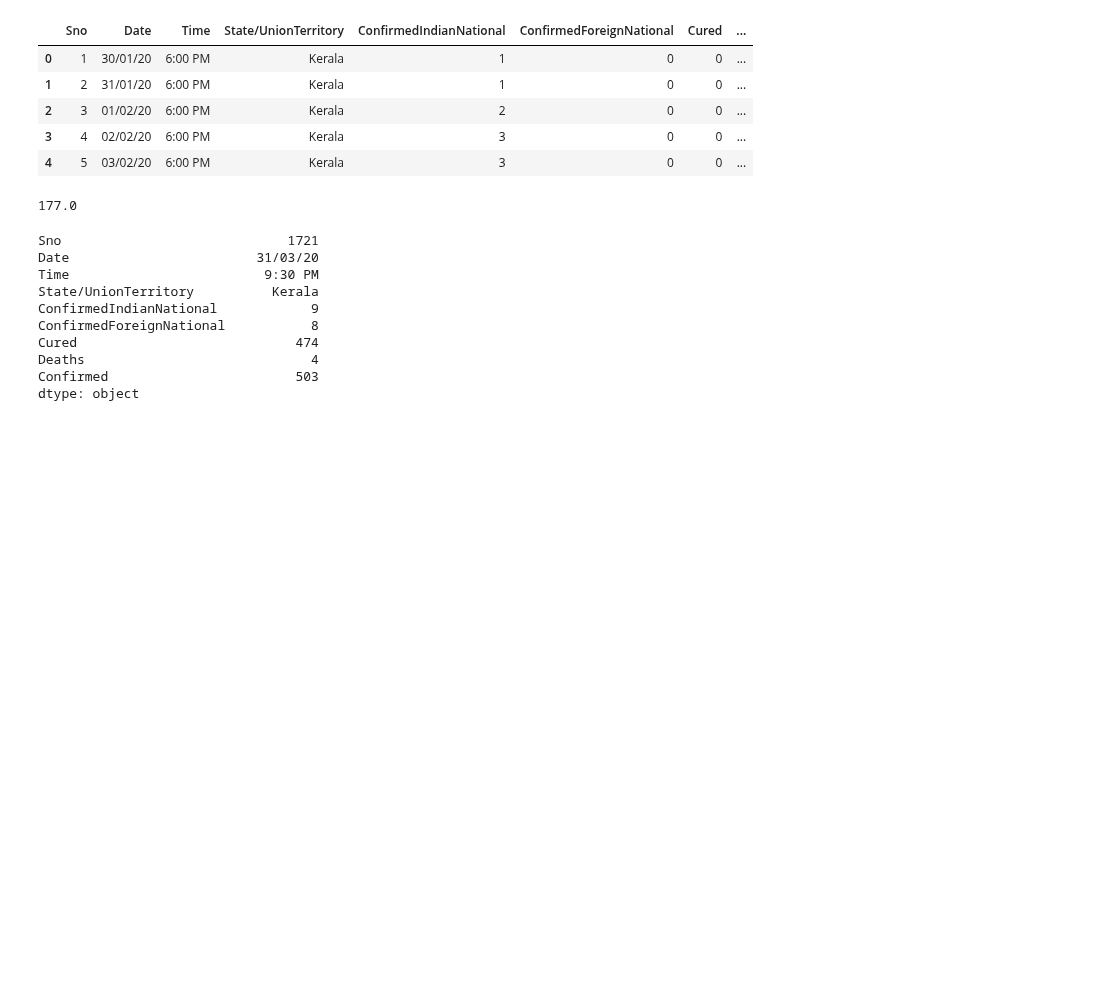
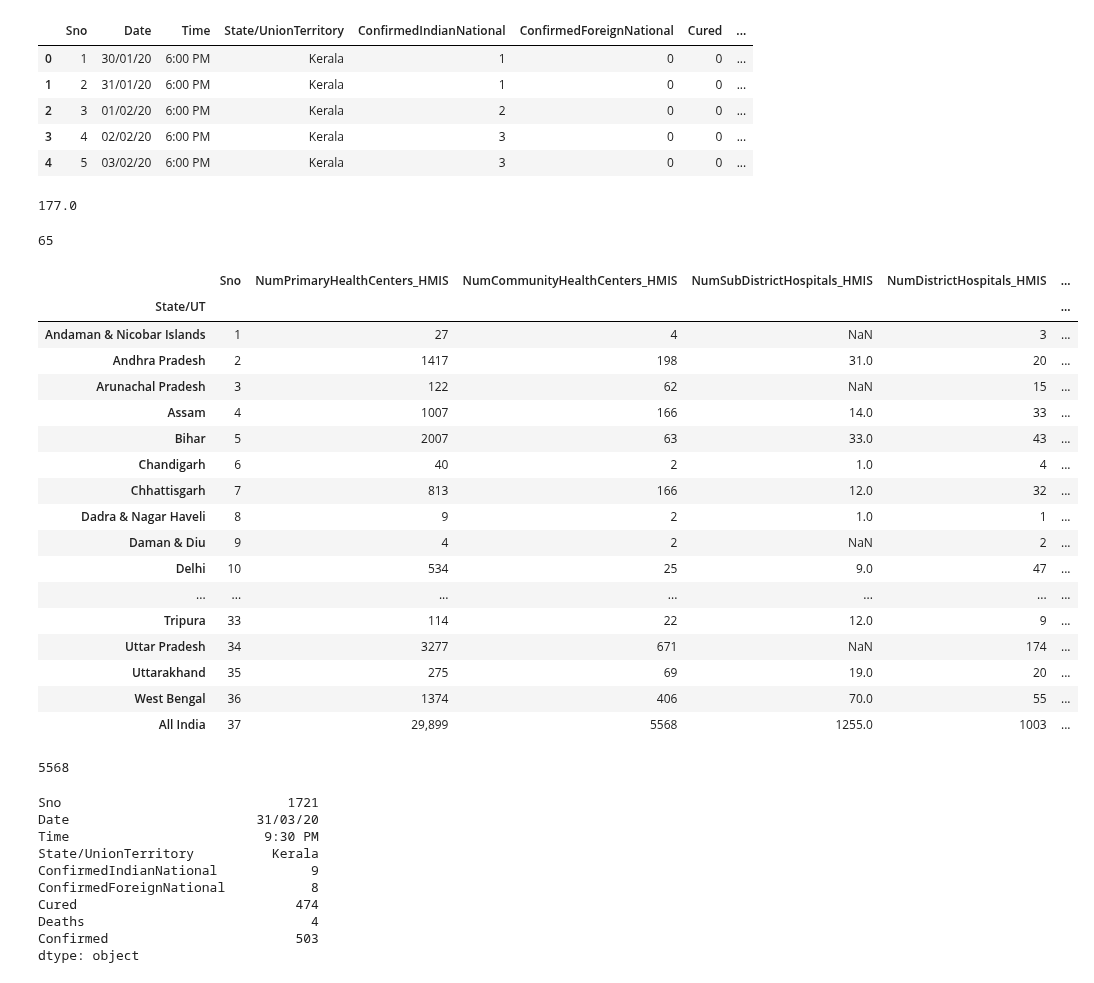
Before and after one commit to ganeshkp/python, a Jupyter notebook: Dash/Hackathon/Untitled.ipynb, the cells around one changed output. Cells and saved outputs as stored; diff of their text form; code cells hidden in the pictures; blank space fills up the shorter version.

```diff
--- a/Dash/Hackathon/Untitled.ipynb
+++ b/Dash/Hackathon/Untitled.ipynb
@@ -27,6 +52,38 @@ india["ConfirmedIndianNational"]=pd.to_numeric(india["ConfirmedIndianNational"],
 india["ConfirmedIndianNational"].max()
 # %% [output]
 177.0
+# %%
+india["Confirmed"]=pd.to_numeric(india["Confirmed"], errors="coerce")
+india["cumConfirmed"]=india["Confirmed"].cumsum()
+india["Confirmed"][1733]
+# %% [output]
+65
+# %%
+hospBedsIndia.set_index("State/UT", inplace=True)
+hospBedsIndia
+# %% [output]
+|  | Sno | NumPrimaryHealthCenters_HMIS | NumCommunityHealthCenters_HMIS | NumSubDistrictHospitals_HMIS | NumDistrictHospitals_HMIS | ... |
+| State/UT |  |  |  |  |  | ... |
+| Andaman & Nicobar Islands | 1 | 27 | 4 | NaN | 3 | ... |
+| Andhra Pradesh | 2 | 1417 | 198 | 31.0 | 20 | ... |
+| Arunachal Pradesh | 3 | 122 | 62 | NaN | 15 | ... |
+| Assam | 4 | 1007 | 166 | 14.0 | 33 | ... |
+| Bihar | 5 | 2007 | 63 | 33.0 | 43 | ... |
+| Chandigarh | 6 | 40 | 2 | 1.0 | 4 | ... |
+| Chhattisgarh | 7 | 813 | 166 | 12.0 | 32 | ... |
+| Dadra & Nagar Haveli | 8 | 9 | 2 | 1.0 | 1 | ... |
+| Daman & Diu | 9 | 4 | 2 | NaN | 2 | ... |
+| Delhi | 10 | 534 | 25 | 9.0 | 47 | ... |
+| ... | ... | ... | ... | ... | ... | ... |
+| Tripura | 33 | 114 | 22 | 12.0 | 9 | ... |
+| Uttar Pradesh | 34 | 3277 | 671 | NaN | 174 | ... |
+| Uttarakhand | 35 | 275 | 69 | 19.0 | 20 | ... |
+| West Bengal | 36 | 1374 | 406 | 70.0 | 55 | ... |
+| All India | 37 | 29,899 | 5568 | 1255.0 | 1003 | ... |
+# %%
+hospBedsIndia.loc["All India"]["NumCommunityHealthCenters_HMIS"]
+# %% [output]
+5568
 # %%
 india[india["State/UnionTerritory"]=="Kerala"].max()
 # %% [output]
```
Also changed, not shown: parts of 2 cells of this notebook, 2 other files.
